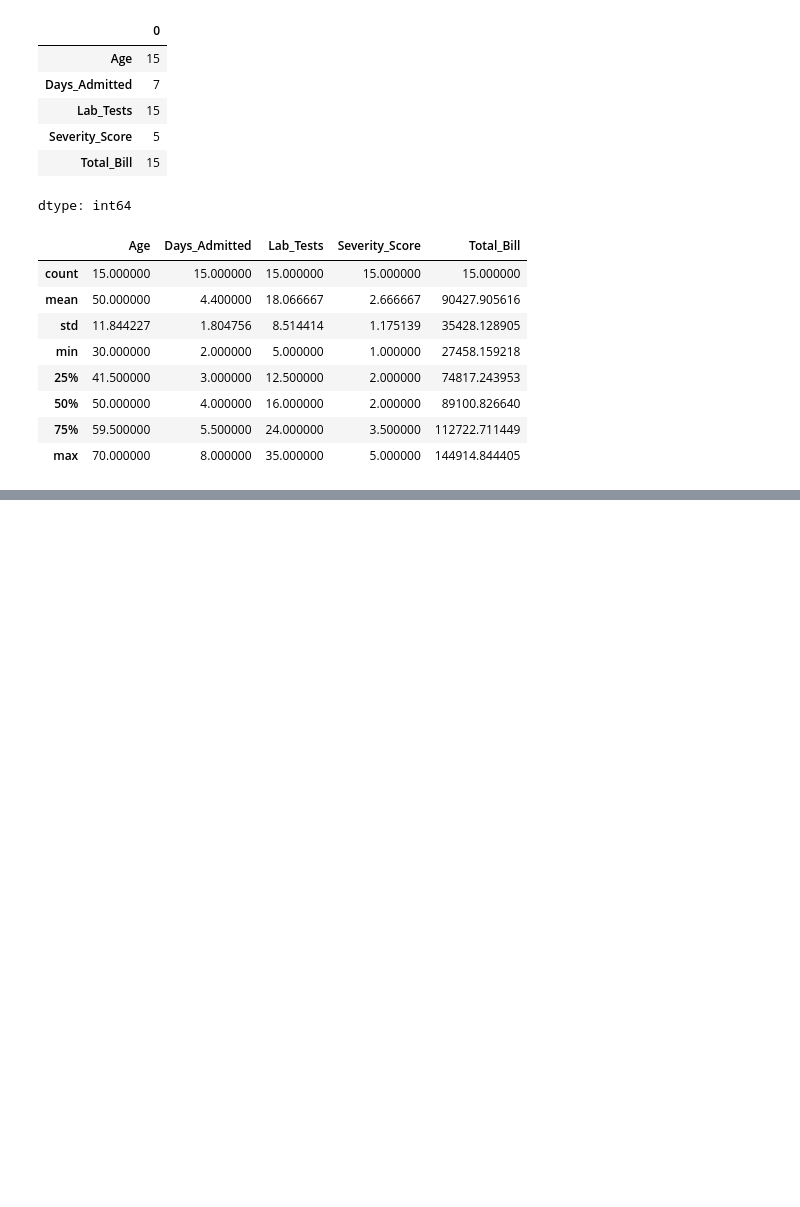
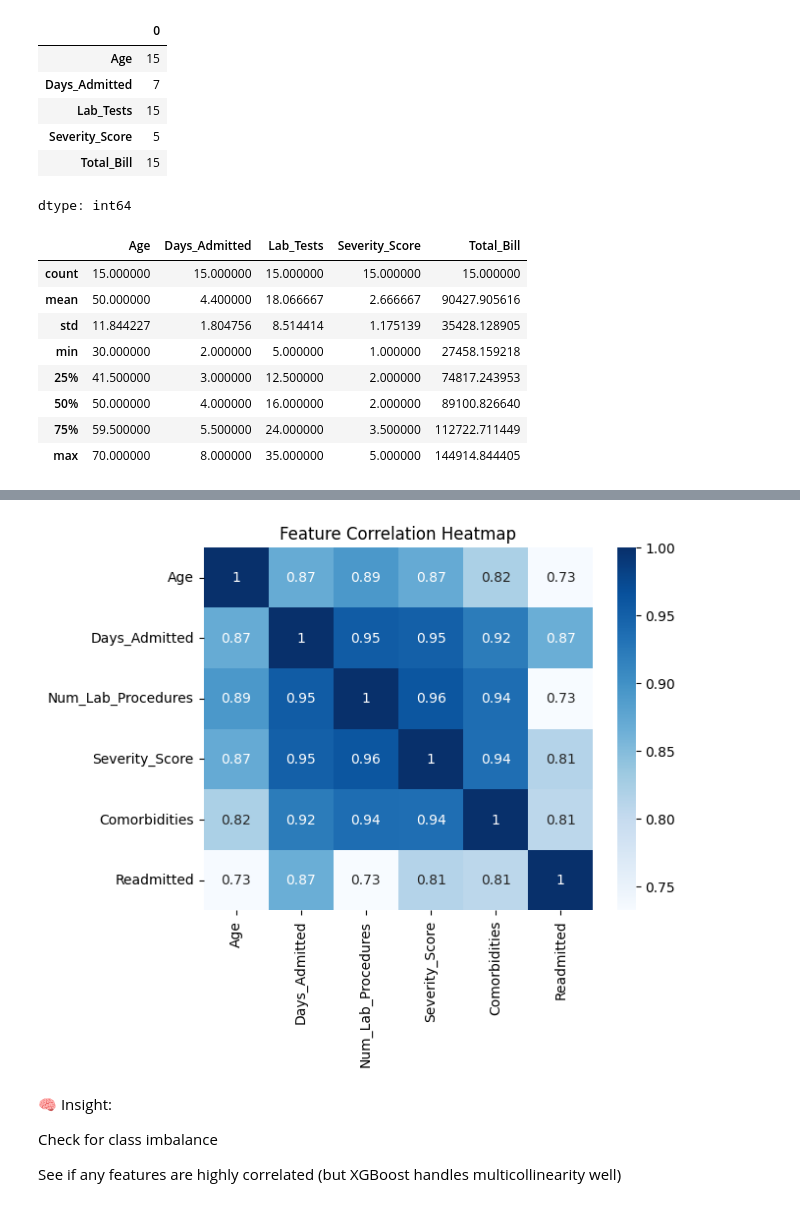
Before and after one commit to dakshayani2906/Data-Science-Portfolio, a Jupyter notebook: Untitled7.ipynb, the cells around one changed output, grey strips where cells are left out. Saved outputs shown, nothing was run; the diff lists cells and outputs as text; code cells hidden in the pictures; blank space fills up the shorter version.

```diff
--- a/Untitled7.ipynb
+++ b/Untitled7.ipynb
@@ -209,0 +373,13 @@ data.describe()
+# %%
+data.corr()
+sns.heatmap(data.corr(), annot = True, cmap = 'Blues')
+plt.title("Feature Correlation Heatmap")
+plt.show()
+# %% [output]
+[figure, added]
+# %% [markdown]
+🧠 Insight:
+
+Check for class imbalance
+
+See if any features are highly correlated (but XGBoost handles multicollinearity well)
```
Also changed, not shown: parts of 22 cells of this notebook.
